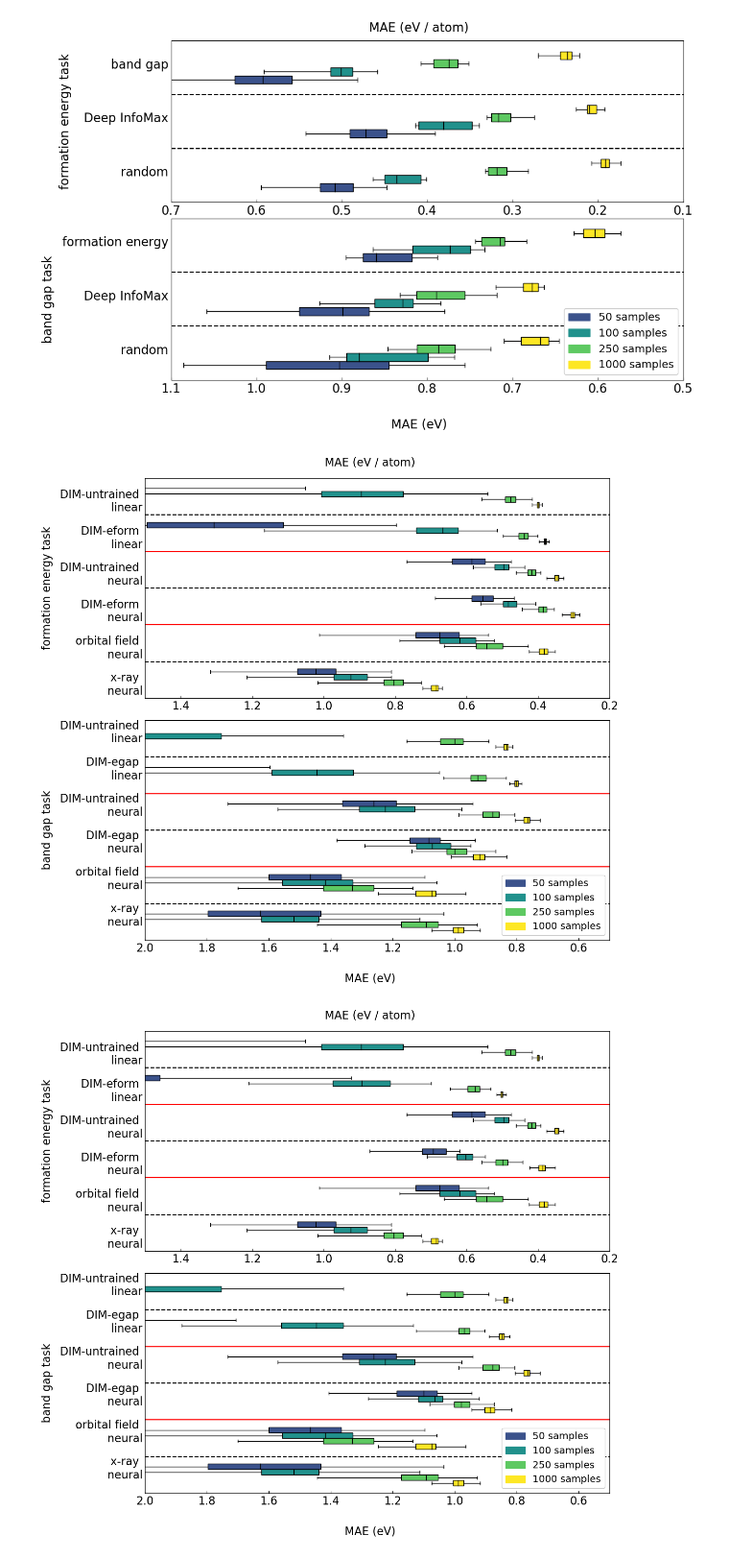
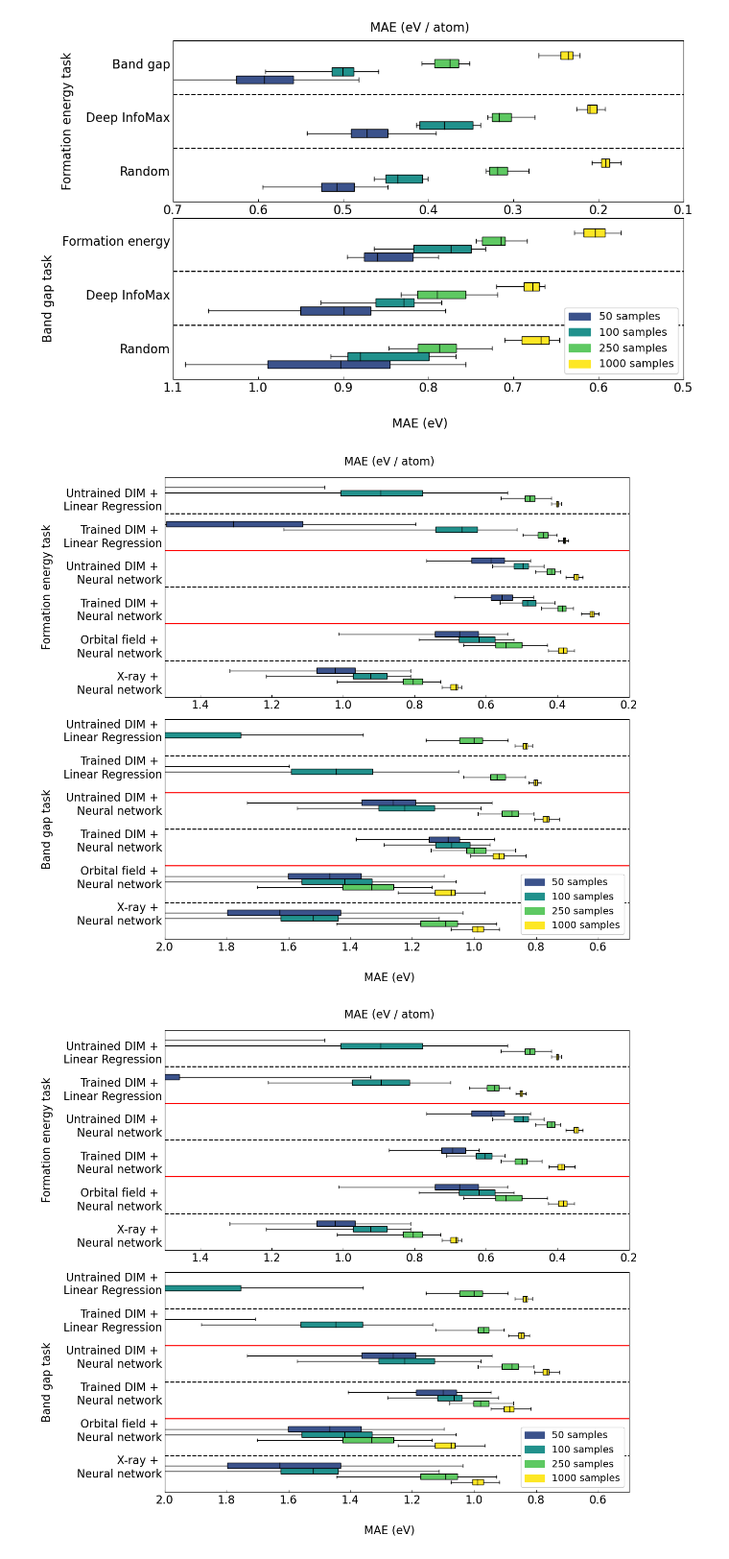
Before and after one commit to mm04926412/Site-Net, a Jupyter notebook: Downstream_MAEs_to_plots.ipynb, the cells around one changed output. Shown at 96% size. Saved outputs shown, nothing was run; the diff lists cells and outputs as text; code cells hidden in the pictures.

```diff
--- a/Downstream_MAEs_to_plots.ipynb
+++ b/Downstream_MAEs_to_plots.ipynb
@@ -51,7 +51,7 @@ box_plot_4 = ["eform_compact_dim_s1000_initial_downstream_Neither_", "eform_comp
 box_plots = [box_plot_1, box_plot_2, box_plot_3, box_plot_4]
 
 ax_i = 0
-ax[0].set_ylabel("formation energy task",labelpad=16)
+ax[0].set_ylabel("Formation energy task",labelpad=16)
 offset=-0.225
 for plot, color, samples in zip(box_plots, color_palette, [50, 100, 250, 1000]):
     vectors = []
@@ -60,7 +60,7 @@ for plot, color, samples in zip(box_plots, color_palette, [50, 100, 250, 1000]):
     vectors.extend([DownMAE[DownMAE["filename"].str.contains(i)]["MAE"] for i in plot])
 
     if ax_i == 2:
-        box_plot(ax[0], vectors, "black", color, labels=["Representation\nRandom", "Representation\nDIM", "Site-Net\nRandom", "Site-Net\nDIM"],vert=False,whis=100000000,positions=[1+offset, 2+offset, 3+offset, 4+offset], widths=0.15)
+        box_plot(ax[0], vectors, "black", color, labels=["Representation\nRandom", "Representation\nDIM", "Transfer\nRandom", "Transfer\nDIM"],vert=False,whis=100000000,positions=[1+offset, 2+offset, 3+offset, 4+offset], widths=0.15)
     else:
         box_plot(ax[0], vectors, "black", color, labels=["","","",""],vert=False,whis=100000000,positions=[1+offset, 2+offset, 3+offset, 4+offset], widths=0.15)
     ax[0].set_ylim(4.5,0.5)
@@ -75,7 +75,7 @@ box_plot_4 = ["egap_compact_dim_s1000_initial_downstream_Neither_", "egap_compac
 box_plots = [box_plot_1, box_plot_2, box_plot_3, box_plot_4]
 
 ax_i = 0
-ax[1].set_ylabel("band gap task",labelpad=16)
+ax[1].set_ylabel("Band gap task",labelpad=16)
 offset=-0.225
 for plot, color, samples in zip(box_plots, color_palette, [50, 100, 250, 1000]):
     vectors = []
@@ -83,7 +83,7 @@ for plot, color, samples in zip(box_plots, color_palette, [50, 100, 250, 1000]):
     vectors.append(RepMAE[(RepMAE["limit"] == samples) & (RepMAE["model"] == "nocomp_klnorm_moremultiloss_egap")]["nn_MAE"])
     vectors.extend([DownMAE[DownMAE["filename"].str.contains(i)]["MAE"] for i in plot])
     if ax_i == 2:
-        box_plot(ax[1], vectors, "black", color, labels=["Representation\nRandom", "Representation\nDIM", "Site-Net\nRandom", "Site-Net\nDIM"],vert=False,whis=100000000,positions=[1+offset, 2+offset, 3+offset, 4+offset], widths=0.15)
+        box_plot(ax[1], vectors, "black", color, labels=["Representation\nRandom", "Representation\nDIM", "Transfer\nRandom", "Transfer\nDIM"],vert=False,whis=100000000,positions=[1+offset, 2+offset, 3+offset, 4+offset], widths=0.15)
     else:
         box_plot(ax[1], vectors, "black", color, labels=["","","",""],vert=False,whis=100000000,positions=[1+offset, 2+offset, 3+offset, 4+offset], widths=0.15)
     ax[1].set_ylim(4.5,0.5)
@@ -108,10 +108,10 @@ fig.show()
 
 DownMAE = pd.read_csv("Downstream_MAEs.csv",header=None,names=["filename","MAE"])
 
-box_plot_1 = [["eform_compact_dim_s50_initial_downstream_Neither_", "eform_compact_dim_s50_DIM_downstream_Neither_DIM_eform_", "eform_compact_dim_s50_DIM_downstream_Neither_Supervised_egap_"],["random","Deep InfoMax","band gap"],"eform_s100_transfer.png",[0.85,0.35]]
-box_plot_2 = [["eform_compact_dim_s100_initial_downstream_Neither_","eform_compact_dim_s100_DIM_downstream_Neither_DIM_eform_","eform_compact_dim_s100_DIM_downstream_Neither_Supervised_egap_"],["random","Deep InfoMax","band gap"],"eform_s250_transfer.png",[0.65,0.3]]
-box_plot_3 = [["eform_compact_dim_s250_initial_downstream_Neither_", "eform_compact_dim_s250_DIM_downstream_Neither_DIM_eform_", "eform_compact_dim_s250_DIM_downstream_Neither_Supervised_egap_"],["random","Deep InfoMax","band gap"],"eform_s1000_transfer.png",[0.45,0.25]]
-box_plot_4 = [["eform_compact_dim_s1000_initial_downstream_Neither_", "eform_compact_dim_s1000_DIM_downstream_Neither_DIM_eform_", "eform_compact_dim_s1000_DIM_downstream_Neither_Supervised_egap_"],["random","Deep InfoMax","band gap"],"eform_s10000_transfer.png",[0.3,0.15]]
+box_plot_1 = [["eform_compact_dim_s50_initial_downstream_Neither_", "eform_compact_dim_s50_DIM_downstream_Neither_DIM_eform_", "eform_compact_dim_s50_DIM_downstream_Neither_Supervised_egap_"],["Random","Deep InfoMax","Band gap"],"eform_s100_transfer.png",[0.85,0.35]]
+box_plot_2 = [["eform_compact_dim_s100_initial_downstream_Neither_","eform_compact_dim_s100_DIM_downstream_Neither_DIM_eform_","eform_compact_dim_s100_DIM_downstream_Neither_Supervised_egap_"],["Random","Deep InfoMax","Band gap"],"eform_s250_transfer.png",[0.65,0.3]]
+box_plot_3 = [["eform_compact_dim_s250_initial_downstream_Neither_", "eform_compact_dim_s250_DIM_downstream_Neither_DIM_eform_", "eform_compact_dim_s250_DIM_downstream_Neither_Supervised_egap_"],["Random","Deep InfoMax","Band gap"],"eform_s1000_transfer.png",[0.45,0.25]]
+box_plot_4 = [["eform_compact_dim_s1000_initial_downstream_Neither_", "eform_compact_dim_s1000_DIM_downstream_Neither_DIM_eform_", "eform_compact_dim_s1000_DIM_downstream_Neither_Supervised_egap_"],["Random","Deep InfoMax","Band gap"],"eform_s10000_transfer.png",[0.3,0.15]]
 box_plot_queue = [box_plot_1,box_plot_2,box_plot_3,box_plot_4]
 
 fig,ax = plt.subplots(2, 1, sharex=False, sharey="row",gridspec_kw={'wspace':0.2, 'hspace':0.1},figsize=(12,8))
@@ -119,7 +119,7 @@ fig.text(0.5, 0.0, "MAE (eV)", ha='center')
 fig.text(0.5, 0.9, "MAE (eV / atom)", ha='center')
 
 ax_i = 0
-ax[0].set_ylabel("formation energy task",labelpad=16)
+ax[0].set_ylabel("Formation energy task",labelpad=16)
 offset=-0.225
 for plots, color, samples in zip(box_plot_queue, color_palette, [50, 100, 250, 1000]):
     vectors = [DownMAE[DownMAE["filename"].str.contains(i)]["MAE"] for i in plots[0]]
@@ -134,17 +134,17 @@ for plots, color, samples in zip(box_plot_queue, color_palette, [50, 100, 250, 1
     fig.show()
 
 DownMAE = pd.read_csv("Downstream_MAEs.csv",header=None,names=["filename","MAE"])
-box_plot_1 = [["egap_compact_dim_s50_initial_downstream_Neither_", "egap_compact_dim_s50_DIM_downstream_Neither_DIM_egap_", "egap_compact_dim_s50_DIM_downstream_Neither_Supervised_eform_"],["random","Deep InfoMax","formation energy"],"eform_s50_transfer.png",[1.15,0.7],50]
-box_plot_2 = [["egap_compact_dim_s100_initial_downstream_Neither_","egap_compact_dim_s100_DIM_downstream_Neither_DIM_egap_","egap_compact_dim_s100_DIM_downstream_Neither_Supervised_eform_"],["random","Deep InfoMax","formation energy"],"eform_s100_transfer.png",[0.95,0.7],100]
-box_plot_3 = [["egap_compact_dim_s250_initial_downstream_Neither_", "egap_compact_dim_s250_DIM_downstream_Neither_DIM_egap_", "egap_compact_dim_s250_DIM_downstream_Neither_Supervised_eform_"],["random","Deep InfoMax","formation energy"],"eform_s250_transfer.png",[0.9,0.65],250]
-box_plot_4 = [["egap_compact_dim_s1000_initial_downstream_Neither_", "egap_compact_dim_s1000_DIM_downstream_Neither_DIM_egap_", "egap_compact_dim_s1000_DIM_downstream_Neither_Supervised_eform_"],["random","Deep InfoMax","formation energy"],"eform_s1000_transfer.png",[0.75,0.55],1000]
+box_plot_1 = [["egap_compact_dim_s50_initial_downstream_Neither_", "egap_compact_dim_s50_DIM_downstream_Neither_DIM_egap_", "egap_compact_dim_s50_DIM_downstream_Neither_Supervised_eform_"],["Random","Deep InfoMax","Formation energy"],"eform_s50_transfer.png",[1.15,0.7],50]
+box_plot_2 = [["egap_compact_dim_s100_initial_downstream_Neither_","egap_compact_dim_s100_DIM_downstream_Neither_DIM_egap_","egap_compact_dim_s100_DIM_downstream_Neither_Supervised_eform_"],["Random","Deep InfoMax","Formation energy"],"eform_s100_transfer.png",[0.95,0.7],100]
+box_plot_3 = [["egap_compact_dim_s250_initial_downstream_Neither_", "egap_compact_dim_s250_DIM_downstream_Neither_DIM_egap_", "egap_compact_dim_s250_DIM_downstream_Neither_Supervised_eform_"],["Random","Deep InfoMax","Formation energy"],"eform_s250_transfer.png",[0.9,0.65],250]
+box_plot_4 = [["egap_compact_dim_s1000_initial_downstream_Neither_", "egap_compact_dim_s1000_DIM_downstream_Neither_DIM_egap_", "egap_compact_dim_s1000_DIM_downstream_Neither_Supervised_eform_"],["Random","Deep InfoMax","Formation energy"],"eform_s1000_transfer.png",[0.75,0.55],1000]
 box_plot_queue = [box_plot_1,box_plot_2,box_plot_3,box_plot_4]
 
 #fig,ax = plt.subplots(1, 4, sharex=False, sharey=True,gridspec_kw={'wspace':0.1, 'hspace':0},figsize=(12,6))
 #fig.text(0.5, 0, "MAE (eV)", ha='center')
 
 ax_i = 0
-ax[1].set_ylabel("band gap task",labelpad=10)
+ax[1].set_ylabel("Band gap task",labelpad=10)
 offset=-0.225
 for plots, color, samples in zip(box_plot_queue, color_palette, [50, 100, 250, 1000]):
     vectors = [DownMAE[DownMAE["filename"].str.contains(i)]["MAE"] for i in plots[0]]
@@ -192,7 +192,7 @@ fig,ax = plt.subplots(2, 1, sharex=False, sharey="row",gridspec_kw={'wspace':0.1
 fig.text(0.5, 0.90, "MAE (eV / atom)", ha='center')
 
 ax_i = 0
-ax[0].set_ylabel("formation energy task",labelpad=10)
+ax[0].set_ylabel("Formation energy task",labelpad=10)
 offset=-0.225
 for limit,name,xlim,color in zip([50,100,250,1000],["eformorbital_replearn_10.png","eformorbital_replearn_50.png","eformorbital_replearn_100.png","eformorbital_replearn_250.png","eformorbital_replearn_1000.png","eformorbital_replearn_10000.png"],[[1.5,0.4],[1,0.4],[0.9,0.3],[0.8,0.28]],color_palette):
 
@@ -203,7 +203,7 @@ for limit,name,xlim,color in zip([50,100,250,1000],["eformorbital_replearn_10.pn
     vectors5 = eformxrayMAE[(eformxrayMAE["limit"] == limit) & (eformxrayMAE["model"] == "eform_xray")]
 
     if ax_i == 2:
-        box_plot(ax[0],[vectors1["lin_MAE"],vectors2["lin_MAE"],vectors1["nn_MAE"],vectors2["nn_MAE"],vectors3["nn_MAE"],vectors5["nn_MAE"]],"black",color,labels=["DIM-untrained \n linear","DIM-eform \n linear","DIM-untrained \n neural","DIM-eform \n neural","orbital field \n neural","x-ray \n neural"],widths=0.15,vert=False,whis=100000000,positions=[i+1+offset for i in range(6)])
+        box_plot(ax[0],[vectors1["lin_MAE"],vectors2["lin_MAE"],vectors1["nn_MAE"],vectors2["nn_MAE"],vectors3["nn_MAE"],vectors5["nn_MAE"]],"black",color,labels=["Untrained DIM + \n Linear Regression","Trained DIM + \n Linear Regression","Untrained DIM + \n Neural network","Trained DIM + \n Neural network","Orbital field + \n Neural network","X-ray + \n Neural network"],widths=0.15,vert=False,whis=100000000,positions=[i+1+offset for i in range(6)])
     else:
         box_plot(ax[0],[vectors1["lin_MAE"],vectors2["lin_MAE"],vectors1["nn_MAE"],vectors2["nn_MAE"],vectors3["nn_MAE"],vectors5["nn_MAE"]],"black",color,labels=["","","","","",""],widths=0.15,vert=False,whis=100000000,positions=[i+1+offset for i in range(6)])
     ax[0].set_ylim(6.5,0.5)
@@ -220,7 +220,7 @@ egapxrayMAE =  pd.read_csv("featurizer_pickles/egapxray_Downstream_Featurized.cs
 fig.text(0.5, 0.04, "MAE (eV)", ha='center')
 
 ax_i = 0
-ax[1].set_ylabel("band gap task",labelpad=10)
+ax[1].set_ylabel("Band gap task",labelpad=10)
 offset=-0.225
 for limit,name,xlim,color  in zip([50,100,250,1000],["egaporbital_replearn_10.png","egaporbital_replearn_50.png","egaporbital_replearn_100.png","egaporbital_replearn_250.png","egaporbital_replearn_1000.png","egaporbital_replearn_10000.png"],[[3.2,0.7],[2.5,0.8],[1.6,0.7],[1.3,0.7]],color_palette):
 
@@ -235,7 +235,7 @@ for limit,name,xlim,color  in zip([50,100,250,1000],["egaporbital_replearn_10.pn
     xbuffer = (xmax-xmin)*0.05
 
     if ax_i == 0:
-        box_plot(ax[1],[vectors1["lin_MAE"],vectors2["lin_MAE"],vectors1["nn_MAE"],vectors2["nn_MAE"],vectors3["nn_MAE"],vectors5["nn_MAE"]],"black",color,labels=["DIM-untrained \n linear","DIM-egap \n linear","DIM-untrained \n neural","DIM-egap \n neural","orbital field \n neural","x-ray \n neural"],vert=False,whis=100000000,positions=[i+1+offset for i in range(6)],widths=0.15)
+        box_plot(ax[1],[vectors1["lin_MAE"],vectors2["lin_MAE"],vectors1["nn_MAE"],vectors2["nn_MAE"],vectors3["nn_MAE"],vectors5["nn_MAE"]],"black",color,labels=["Untrained DIM + \n Linear Regression","Trained DIM + \n Linear Regression","Untrained DIM + \n Neural network","Trained DIM + \n Neural network","Orbital field + \n Neural network","X-ray + \n Neural network"],vert=False,whis=100000000,positions=[i+1+offset for i in range(6)],widths=0.15)
     else:
         box_plot(ax[1],[vectors1["lin_MAE"],vectors2["lin_MAE"],vectors1["nn_MAE"],vectors2["nn_MAE"],vectors3["nn_MAE"],vectors5["nn_MAE"]],"black",color,labels=["","","","","",""],vert=False,whis=100000000,positions=[i+1+offset for i in range(6)],widths=0.15)
     ax[1].set_ylim(6.5,0.5)
@@ -255,7 +255,7 @@ ax[1].tick_params(axis="y", length=0)
 fig.savefig("figure_representation.png",bbox_inches="tight")
 fig.show()
 # %% [output]
-[figure, old version]
+[figure, new version]
 # %%
 #Produces SI figure A.1
 
@@ -282,7 +282,7 @@ fig,ax = plt.subplots(2, 1, sharex=False, sharey="row",gridspec_kw={'wspace':0.1
 fig.text(0.5, 0.90, "MAE (eV / atom)", ha='center')
 
 ax_i = 0
-ax[0].set_ylabel("formation energy task",labelpad=10)
+ax[0].set_ylabel("Formation energy task",labelpad=10)
 offset=-0.225
 for limit,name,xlim,color in zip([50,100,250,1000],["eformorbital_replearn_10.png","eformorbital_replearn_50.png","eformorbital_replearn_100.png","eformorbital_replearn_250.png","eformorbital_replearn_1000.png","eformorbital_replearn_10000.png"],[[1.5,0.4],[1,0.4],[0.9,0.3],[0.8,0.28]],color_palette):
 
@@ -293,7 +293,7 @@ for limit,name,xlim,color in zip([50,100,250,1000],["eformorbital_replearn_10.pn
     vectors5 = eformxrayMAE[(eformxrayMAE["limit"] == limit) & (eformxrayMAE["model"] == "eform_xray")]
 
     if ax_i == 2:
-        box_plot(ax[0],[vectors1["lin_MAE"],vectors2["lin_MAE"],vectors1["nn_MAE"],vectors2["nn_MAE"],vectors3["nn_MAE"],vectors5["nn_MAE"]],"black",color,labels=["DIM-untrained \n linear","DIM-eform \n linear","DIM-untrained \n neural","DIM-eform \n neural","orbital field \n neural","x-ray \n neural"],widths=0.15,vert=False,whis=100000000,positions=[i+1+offset for i in range(6)])
+        box_plot(ax[0],[vectors1["lin_MAE"],vectors2["lin_MAE"],vectors1["nn_MAE"],vectors2["nn_MAE"],vectors3["nn_MAE"],vectors5["nn_MAE"]],"black",color,labels=["Untrained DIM + \n Linear Regression","Trained DIM + \n Linear Regression","Untrained DIM + \n Neural network","Trained DIM + \n Neural network","Orbital field + \n Neural network","X-ray + \n Neural network"],widths=0.15,vert=False,whis=100000000,positions=[i+1+offset for i in range(6)])
     else:
         box_plot(ax[0],[vectors1["lin_MAE"],vectors2["lin_MAE"],vectors1["nn_MAE"],vectors2["nn_MAE"],vectors3["nn_MAE"],vectors5["nn_MAE"]],"black",color,labels=["","","","","",""],widths=0.15,vert=False,whis=100000000,positions=[i+1+offset for i in range(6)])
     ax[0].set_ylim(6.5,0.5)
@@ -310,42 +310,42 @@ egapxrayMAE =  pd.read_csv("featurizer_pickles/egapxray_Downstream_Featurized.cs
 fig.text(0.5, 0.04, "MAE (eV)", ha='center')
 
 ax_i = 0
-ax[1].set_ylabel("band gap task",labelpad=10)
+ax[1].set_ylabel("Band gap task",labelpad=10)
 offset=-0.225
 for limit,name,xlim,color  in zip([50,100,250,1000],["egaporbital_replearn_10.png","egaporbital_replearn_50.png","egaporbital_replearn_100.png","egaporbital_replearn_250.png","egaporbital_replearn_1000.png","egaporbital_replearn_10000.png"],[[3.2,0.7],[2.5,0.8],[1.6,0.7],[1.3,0.7]],color_palette):
 
     vectors1 = RepMAE[(RepMAE["limit"] == limit) & (RepMAE["model"] == "Initial_egap")]
     vectors2 = RepMAE[(RepMAE["limit"] == limit) & (RepMAE["model"] == "nocomp_klnorm_egap")]
     vectors3 = egaporbitalMAE[(eformorbitalMAE["limit"] == limit) & (egaporbitalMAE["model"] == "egap_orbital")]
     vectors4 = egapjarvisMAE[(eformjarvisMAE["limit"] == limit) & (egapjarvisMAE["model"] == "egap_jarvis")]
     vectors5 = egapxrayMAE[(eformxrayMAE["limit"] == limit) & (egapxrayMAE["model"] == "egap_xray")]
 
     xmin = np.min(np.array([np.min(vectors1["nn_MAE"]),np.min(vectors2["nn_MAE"]),np.min(vectors3["nn_MAE"]),np.min(vectors5["nn_MAE"])]))
     xmax = np.max(np.array([np.max(vectors1["nn_MAE"]),np.max(vectors2["nn_MAE"]),np.max(vectors3["nn_MAE"]),np.max(vectors5["nn_MAE"])]))
     xbuffer = (xmax-xmin)*0.05
 
     if ax_i == 0:
-        box_plot(ax[1],[vectors1["lin_MAE"],vectors2["lin_MAE"],vectors1["nn_MAE"],vectors2["nn_MAE"],vectors3["nn_MAE"],vectors5["nn_MAE"]],"black",color,labels=["DIM-untrained \n linear","DIM-egap \n linear","DIM-untrained \n neural","DIM-egap \n neural","orbital field \n neural","x-ray \n neural"],vert=False,whis=100000000,positions=[i+1+offset for i in range(6)],widths=0.15)
+        box_plot(ax[1],[vectors1["lin_MAE"],vectors2["lin_MAE"],vectors1["nn_MAE"],vectors2["nn_MAE"],vectors3["nn_MAE"],vectors5["nn_MAE"]],"black",color,labels=["Untrained DIM + \n Linear Regression","Trained DIM + \n Linear Regression","Untrained DIM + \n Neural network","Trained DIM + \n Neural network","Orbital field + \n Neural network","X-ray + \n Neural network"],vert=False,whis=100000000,positions=[i+1+offset for i in range(6)],widths=0.15)
     else:
         box_plot(ax[1],[vectors1["lin_MAE"],vectors2["lin_MAE"],vectors1["nn_MAE"],vectors2["nn_MAE"],vectors3["nn_MAE"],vectors5["nn_MAE"]],"black",color,labels=["","","","","",""],vert=False,whis=100000000,positions=[i+1+offset for i in range(6)],widths=0.15)
     ax[1].set_ylim(6.5,0.5)
     ax[1].set_xlim(2,0.5)
 
     ax_i += 1
     offset+=0.15
 
 [ax[0].axhline(y, color = 'r', linestyle='-') for y in [2.5,4.5]]
 [ax[0].axhline(y, color = 'black', linestyle='--') for y in [1.5,3.5,5.5]]
 [ax[1].axhline(y, color = 'r', linestyle='-') for y in [2.5,4.5]]
 [ax[1].axhline(y, color = 'black', linestyle='--') for y in [1.5,3.5,5.5]]
 ax[1].legend(handles=[Patch(color=color_palette[0],label="50 samples"),Patch(color=color_palette[1],label="100 samples"),Patch(color=color_palette[2],label="250 samples"),Patch(color=color_palette[3],label="1000 samples")], loc='lower right', fontsize="14",framealpha=1)
 
 ax[0].tick_params(axis="y", length=0)
 ax[1].tick_params(axis="y", length=0)
 fig.savefig("figure_representation_control.png",bbox_inches="tight")
 fig.show()
 # %% [output]
-[figure, old version]
+[figure, new version]
 # %%
 #Produces figure #
 
```
Also changed, not shown: parts of 1 cell of this notebook, 2 other files.
